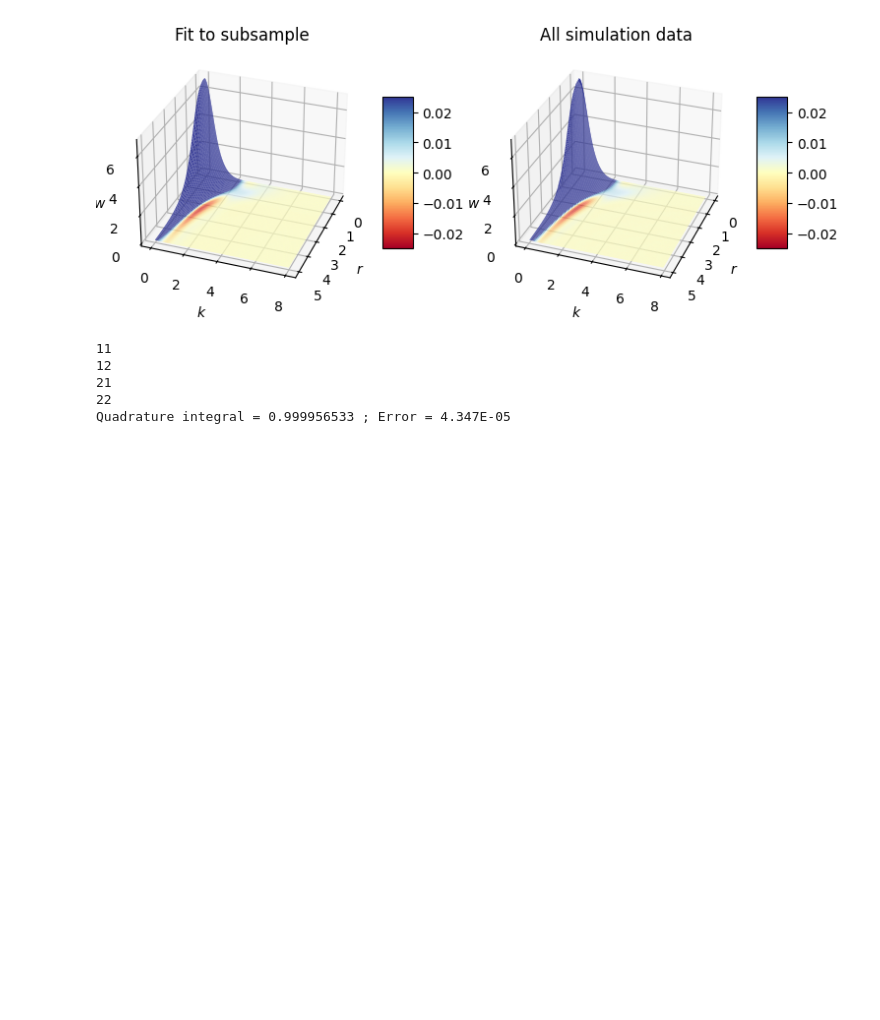
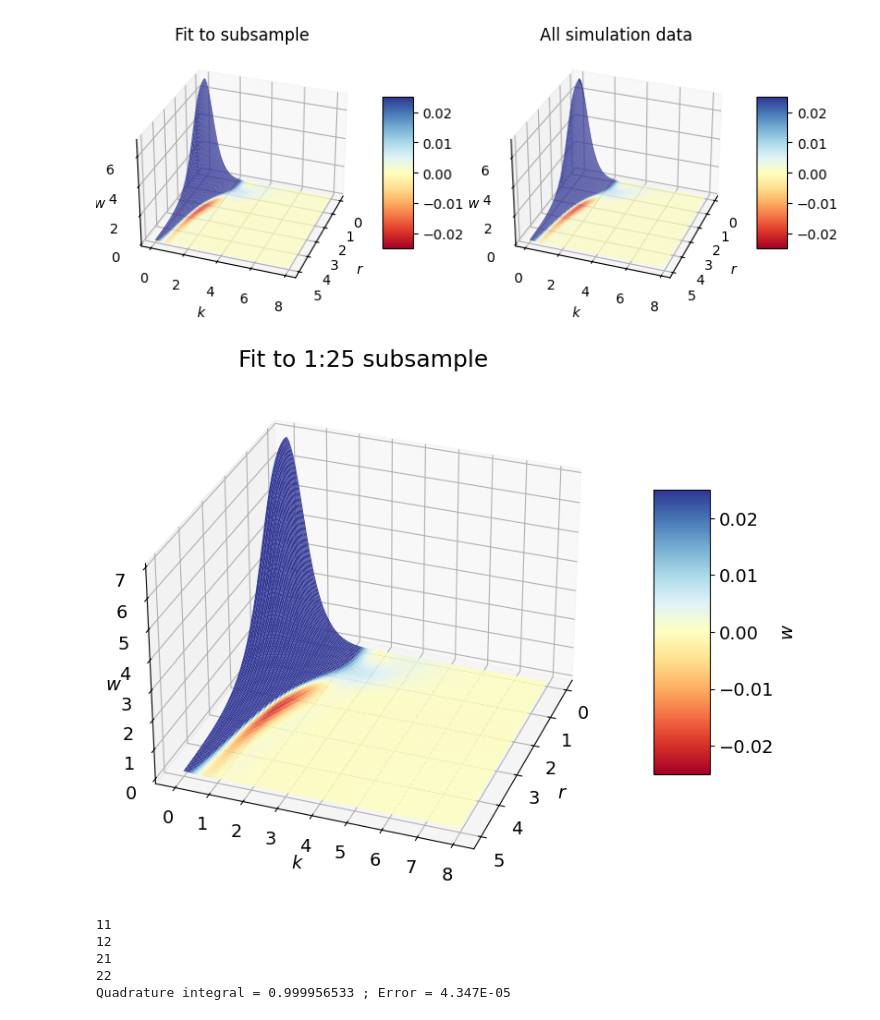
Before and after one commit to NeuCol/neucol.github.io, a Jupyter notebook: GP_code/He_Wigner/Wigner_He4.ipynb, the cells around one changed output. Cells and saved outputs as stored; diff of their text form; code cells hidden in the pictures; blank space fills up the shorter version.

Commit message:
High-res image for poster

```diff
--- a/GP_code/He_Wigner/Wigner_He4.ipynb
+++ b/GP_code/He_Wigner/Wigner_He4.ipynb
@@ -261,6 +261,23 @@ ax.set_title("All simulation data")
 plt.savefig("fit_4comps_He4.png", format="png")
 # %% [output]
 [figure]
+# %%
+
+fig = plt.figure()
+fig.set_figheight(8) ; fig.set_figwidth(9)
+ax = fig.add_subplot(1, 1, 1, projection='3d', azim=20)
+ax.set_xlabel("$r$", size=14) ; ax.set_ylabel("$k$", size=14) ; ax.set_zlabel("$w$", size=14, labelpad=-4)
+ax.set_title("Fit to 1:25 subsample", size=18)
+
+norm = colors.Normalize(vmin=-0.025, vmax=0.025, clip=True)
+surf = ax.plot_surface(Xr_np, Xk_np, mn, cmap=cm.RdYlBu, norm=norm, rstride=1, cstride=1)
+cbar = fig.colorbar(surf, shrink=0.5, aspect=5)
+cbar.ax.tick_params(labelsize=14)
+cbar.set_label("$w$", fontsize=14)
+ax.tick_params(labelsize=14)
+plt.savefig("fit_4comps_He4_hires.png", format="png")
+# %% [output]
+[figure, added]
 # %%
 # Test normalization integral of GP surrogate
 def mkgrid(rl, rr, nr, kl, kr, nk):
```
Also changed, not shown: parts of 1 cell of this notebook.
